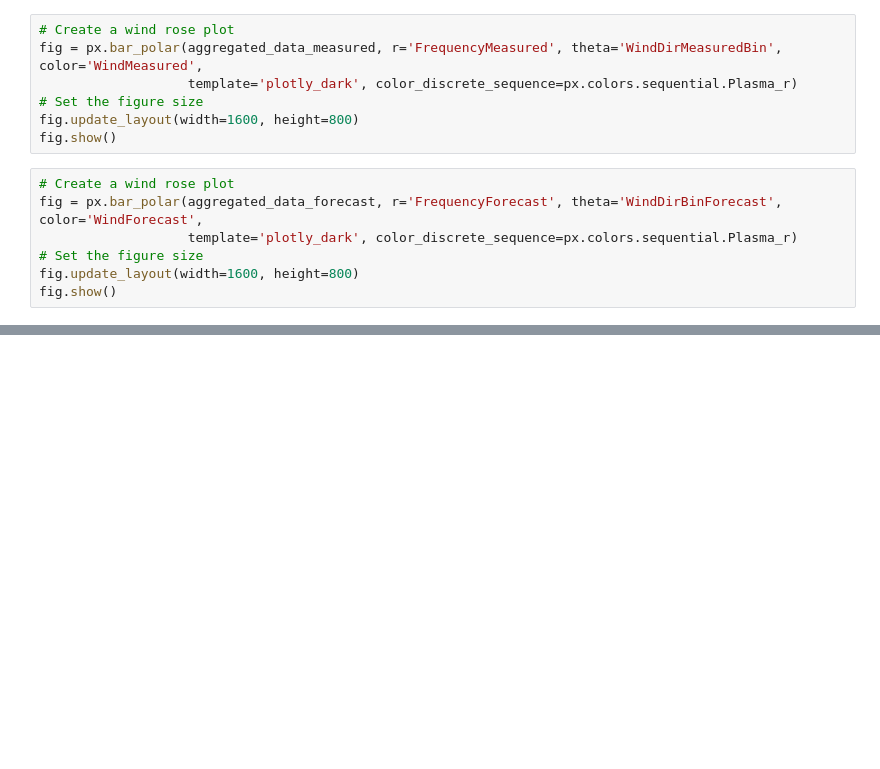
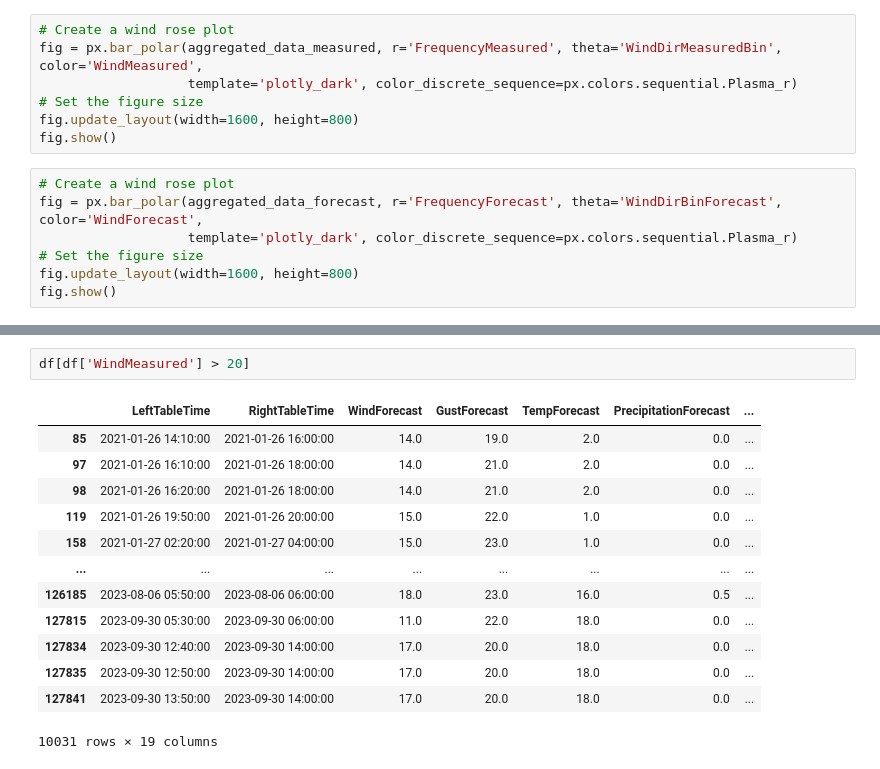
Before and after one commit to KrystianPi/WindPRO, a Jupyter notebook: eda.ipynb, the cells around one changed output, grey strips where cells are left out. Saved outputs shown, nothing was run; the diff lists cells and outputs as text; blank space fills up the shorter version.

```diff
--- a/eda.ipynb
+++ b/eda.ipynb
@@ -131,0 +131,16 @@ sns.displot(data=df, x='delta', hue='Month', kind='hist')
+# %%
+df[df['WindMeasured'] > 20]
+# %% [output]
+|  | LeftTableTime | RightTableTime | WindForecast | GustForecast | TempForecast | PrecipitationForecast | ... |
+| 85 | 2021-01-26 14:10:00 | 2021-01-26 16:00:00 | 14.0 | 19.0 | 2.0 | 0.0 | ... |
+| 97 | 2021-01-26 16:10:00 | 2021-01-26 18:00:00 | 14.0 | 21.0 | 2.0 | 0.0 | ... |
+| 98 | 2021-01-26 16:20:00 | 2021-01-26 18:00:00 | 14.0 | 21.0 | 2.0 | 0.0 | ... |
+| 119 | 2021-01-26 19:50:00 | 2021-01-26 20:00:00 | 15.0 | 22.0 | 1.0 | 0.0 | ... |
+| 158 | 2021-01-27 02:20:00 | 2021-01-27 04:00:00 | 15.0 | 23.0 | 1.0 | 0.0 | ... |
+| ... | ... | ... | ... | ... | ... | ... | ... |
+| 126185 | 2023-08-06 05:50:00 | 2023-08-06 06:00:00 | 18.0 | 23.0 | 16.0 | 0.5 | ... |
+| 127815 | 2023-09-30 05:30:00 | 2023-09-30 06:00:00 | 11.0 | 22.0 | 18.0 | 0.0 | ... |
+| 127834 | 2023-09-30 12:40:00 | 2023-09-30 14:00:00 | 17.0 | 20.0 | 18.0 | 0.0 | ... |
+| 127835 | 2023-09-30 12:50:00 | 2023-09-30 14:00:00 | 17.0 | 20.0 | 18.0 | 0.0 | ... |
+| 127841 | 2023-09-30 13:50:00 | 2023-09-30 14:00:00 | 17.0 | 20.0 | 18.0 | 0.0 | ... |
+10031 rows × 19 columns
```
Also changed, not shown: parts of 11 cells of this notebook.
